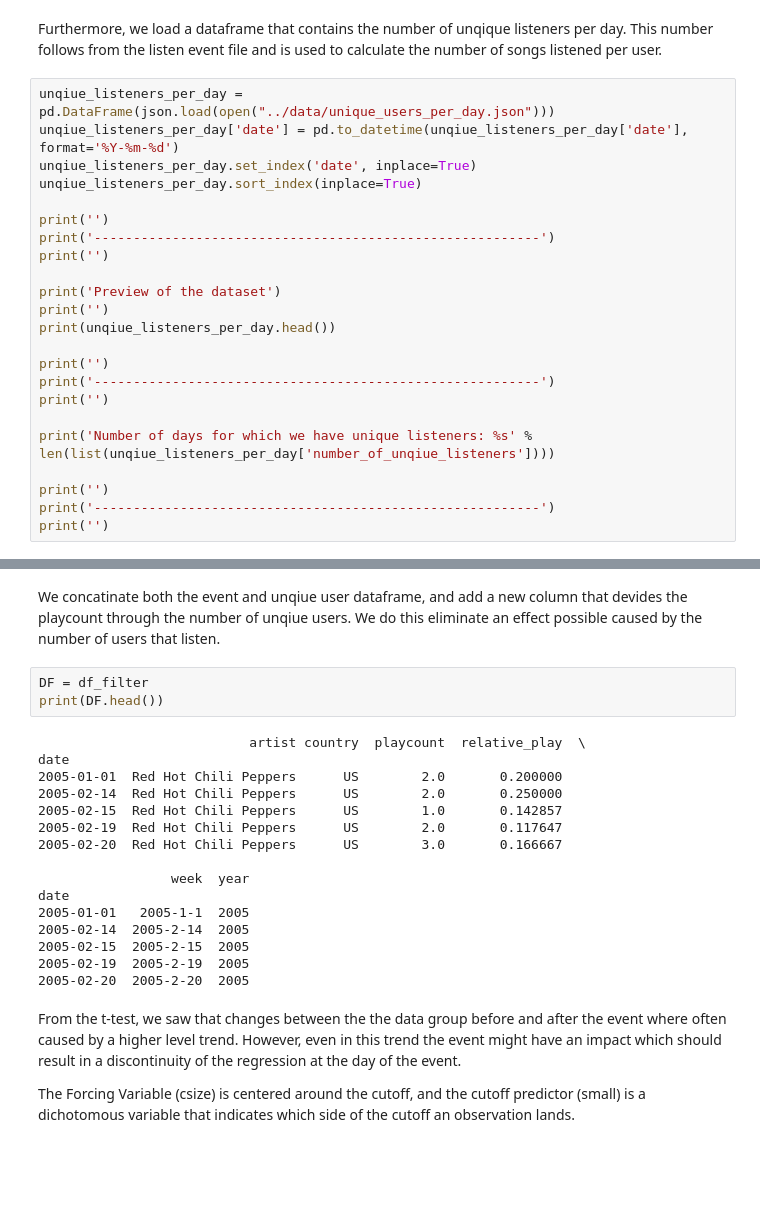
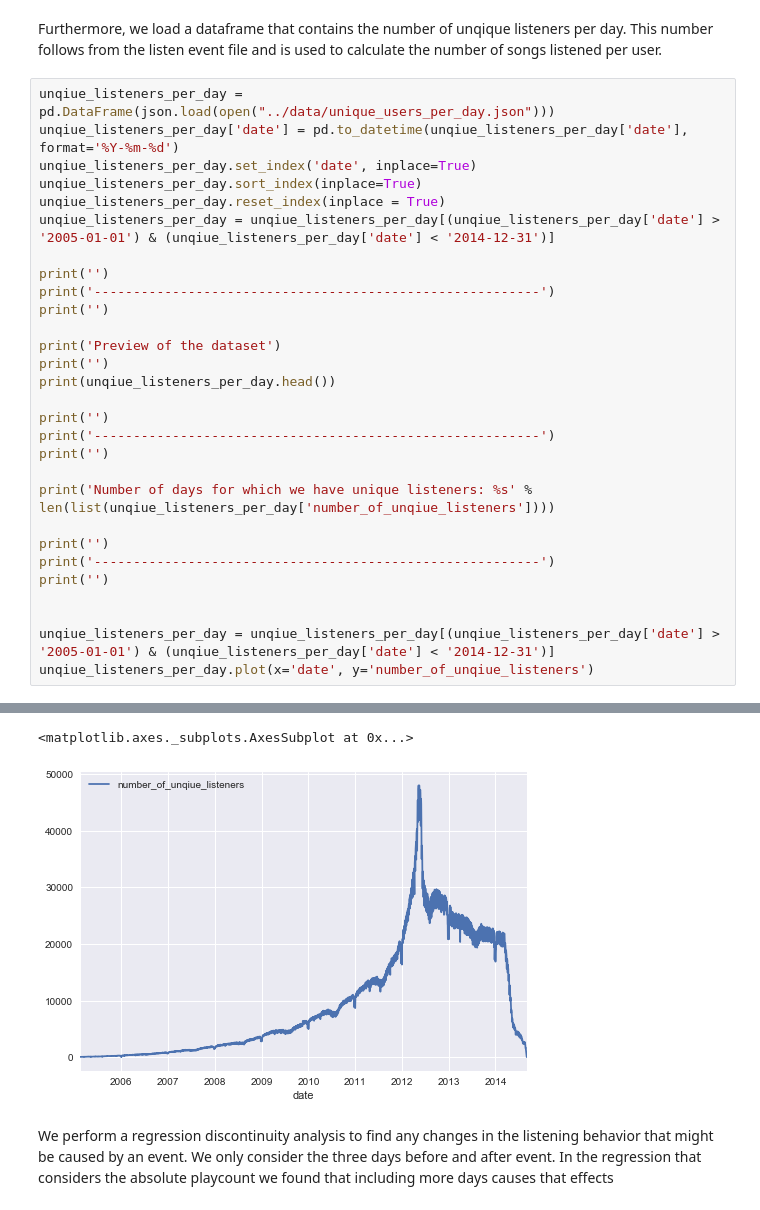
Before and after one commit to EelcoWiechert/JKU2017_music_events_impact, a Jupyter notebook: RDD-artists.ipynb, the cells around one changed output, grey strips where cells are left out. Cells and saved outputs as stored; diff of their text form; blank space fills up the shorter version.

```diff
--- a/RDD-artists.ipynb
+++ b/RDD-artists.ipynb
@@ -143,6 +147,8 @@ unqiue_listeners_per_day = pd.DataFrame(json.load(open("../data/unique_users_per
 unqiue_listeners_per_day['date'] = pd.to_datetime(unqiue_listeners_per_day['date'], format='%Y-%m-%d')
 unqiue_listeners_per_day.set_index('date', inplace=True)
 unqiue_listeners_per_day.sort_index(inplace=True)
+unqiue_listeners_per_day.reset_index(inplace = True)
+unqiue_listeners_per_day = unqiue_listeners_per_day[(unqiue_listeners_per_day['date'] > '2005-01-01') & (unqiue_listeners_per_day['date'] < '2014-12-31')]
 
 print('')
 print('---------------------------------------------------------')
@@ -161,6 +167,10 @@ print('Number of days for which we have unique listeners: %s' % len(list(unqiue_
 print('')
 print('---------------------------------------------------------')
 print('')
+
+
+unqiue_listeners_per_day = unqiue_listeners_per_day[(unqiue_listeners_per_day['date'] > '2005-01-01') & (unqiue_listeners_per_day['date'] < '2014-12-31')]
+unqiue_listeners_per_day.plot(x='date', y='number_of_unqiue_listeners')
 # %% [output]
 ---------------------------------------------------------
 
@@ -180,28 +189,7 @@ Number of days for which we have unique listeners: 3493
 
 ---------------------------------------------------------
+<matplotlib.axes._subplots.AxesSubplot at 0x...>
+[figure, added]
-# %% [markdown]
-We concatinate both the event and unqiue user dataframe, and add a new column that devides the playcount through the number of unqiue users. We do this eliminate an effect possible caused by the number of users that listen.
-# %%
-DF = df_filter
-print(DF.head())
-# %% [output]
-                           artist country  playcount  relative_play  \
-date
-2005-01-01  Red Hot Chili Peppers      US        2.0       0.200000
-2005-02-14  Red Hot Chili Peppers      US        2.0       0.250000
-2005-02-15  Red Hot Chili Peppers      US        1.0       0.142857
-2005-02-19  Red Hot Chili Peppers      US        2.0       0.117647
-2005-02-20  Red Hot Chili Peppers      US        3.0       0.166667
-
-                 week  year
-date
-2005-01-01   2005-1-1  2005
-2005-02-14  2005-2-14  2005
-2005-02-15  2005-2-15  2005
-2005-02-19  2005-2-19  2005
-2005-02-20  2005-2-20  2005
-# %% [markdown]
-From the t-test, we saw that changes between the the data group before and after the event where often caused by a higher level trend. However, even in this trend the event might have an impact which should result in a discontinuity of the regression at the day of the event.
-
-The Forcing Variable (csize) is centered around the cutoff, and the cutoff predictor (small) is a dichotomous variable that indicates which side of the cutoff an observation lands.
+# %% [markdown]
+We perform a regression discontinuity analysis to find any changes in the listening behavior that might be caused by an event. We only consider the three days before and after event. In the regression that considers the absolute playcount we found that including more days causes that effects
 # %%
```
Also changed, not shown: parts of 10 cells of this notebook.
